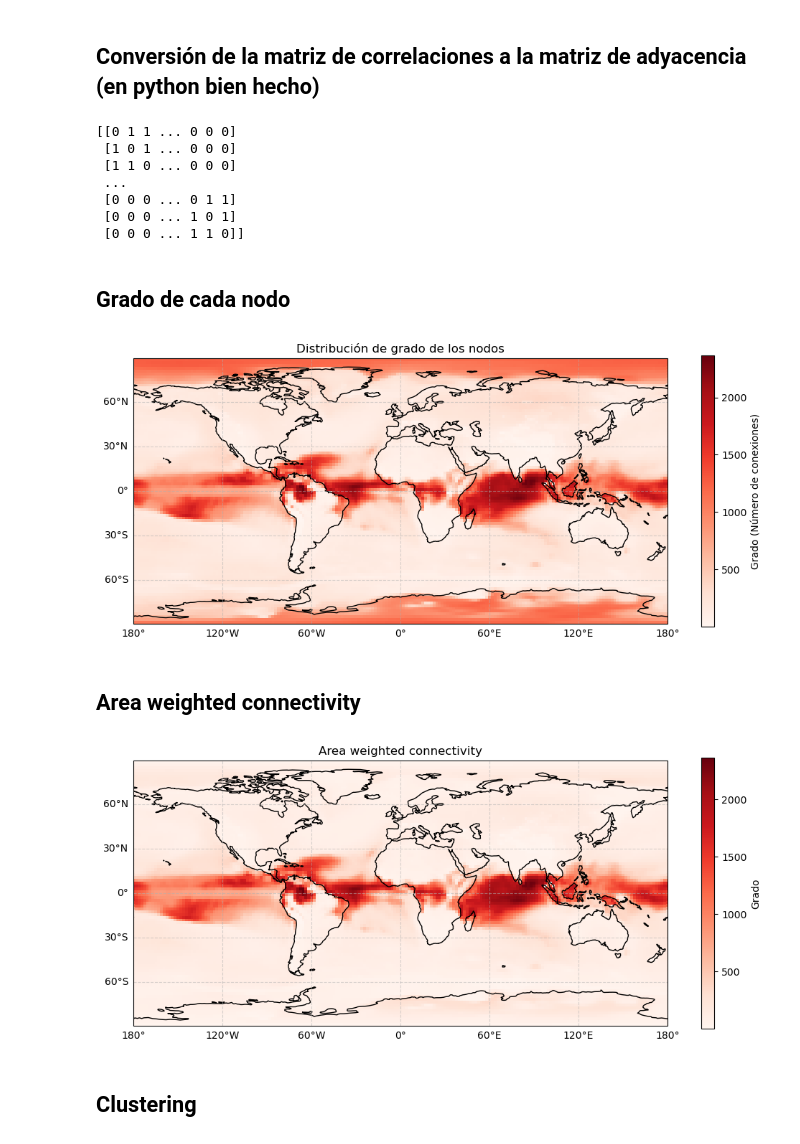
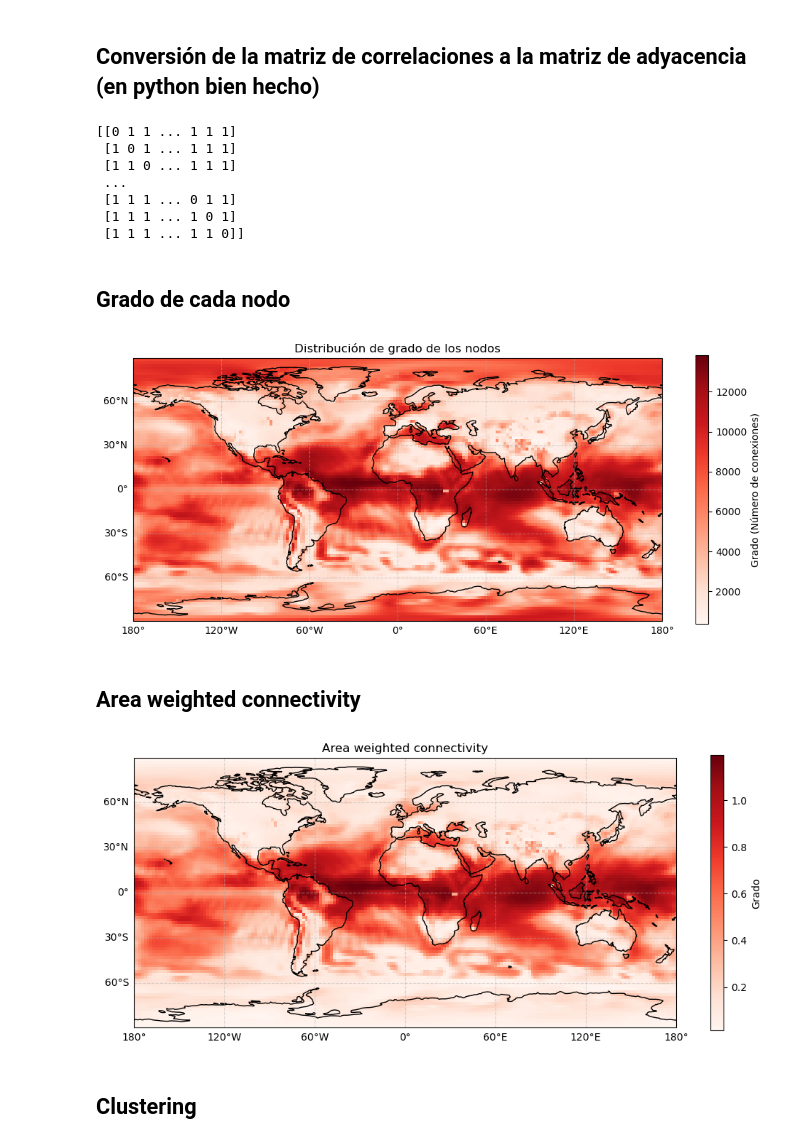
Before and after one commit to ipelayo1/TFG_Ivan, a Jupyter notebook: extract_data.ipynb, the cells around one changed output. Drawn from its saved outputs; the diff is of its cells as text; code cells hidden in the pictures.

```diff
--- a/extract_data.ipynb
+++ b/extract_data.ipynb
@@ -472,18 +472,18 @@ def hard_adjacency(correlations, threshold):
 
     return adjacency
 # %%
-threshold = 0.5
+threshold = 0.15
 
 adj_matrix = hard_adjacency(corr, threshold)
 print(adj_matrix)
 # %% [output]
-[[0 1 1 ... 0 0 0]
- [1 0 1 ... 0 0 0]
- [1 1 0 ... 0 0 0]
+[[0 1 1 ... 1 1 1]
+ [1 0 1 ... 1 1 1]
+ [1 1 0 ... 1 1 1]
  ...
- [0 0 0 ... 0 1 1]
- [0 0 0 ... 1 0 1]
- [0 0 0 ... 1 1 0]]
+ [1 1 1 ... 0 1 1]
+ [1 1 1 ... 1 0 1]
+ [1 1 1 ... 1 1 0]]
 # %% [markdown]
 ## Grado de cada nodo
 # %%
@@ -529,7 +529,7 @@ gl.right_labels = False
 plt.title("Distribución de grado de los nodos")
 plt.show()
 # %% [output]
-[figure, old version]
+[figure, new version]
 # %% [markdown]
 ## Area weighted connectivity
 # %%
@@ -538,41 +538,41 @@ plt.show()
 
 lats = np.array([lat for lat, lon in nodos_val])
 weights = np.cos(np.deg2rad(lats))
-weighted_degrees = degrees * weights
+weighted_degrees = degrees * weights / sum(weights)
 
 #TODAVIA TENGO QUE ENTENDER BIEN ESTA CELDA DE CÓDIGO (lo del unstack principalmente)
 
 da_aweighted_grados = xr.DataArray(weighted_degrees, coords=coordinates, dims='node')
 
 #Volvemos a la forma 2D (lat, lon)
 mapa_aweighted_grados = da_aweighted_grados.unstack('node')
 
 
 plt.figure(figsize=(12, 7))
 ax = plt.axes(projection=ccrs.PlateCarree())
 
 
 mapa_aweighted_grados.plot(
     ax=ax,
     transform=ccrs.PlateCarree(), # Indica que los datos están en lat/lon
     cmap='Reds',
     cbar_kwargs={'label': 'Grado', 'shrink': 0.7}
 )
 
 
 ax.add_feature(cfeature.COASTLINE, linewidth=1) # Líneas de costa
 #ax.add_feature(cfeature.BORDERS, linestyle=':', alpha=0.5) # Fronteras políticas
 ax.add_feature(cfeature.LAND, facecolor='lightgray', alpha=0.2) # Color para la tierra
 
 # 4. Añadir cuadrícula con etiquetas de lat/lon
 gl = ax.gridlines(draw_labels=True, linestyle='--', alpha=0.5)
 gl.top_labels = False
 gl.right_labels = False
 
 plt.title("Area weighted connectivity")
 plt.show()
 # %% [output]
-[figure, old version]
+[figure, new version]
 # %% [markdown]
 ## Clustering
 # %%
```
Also changed, not shown: parts of 6 cells of this notebook, 11 other files.
